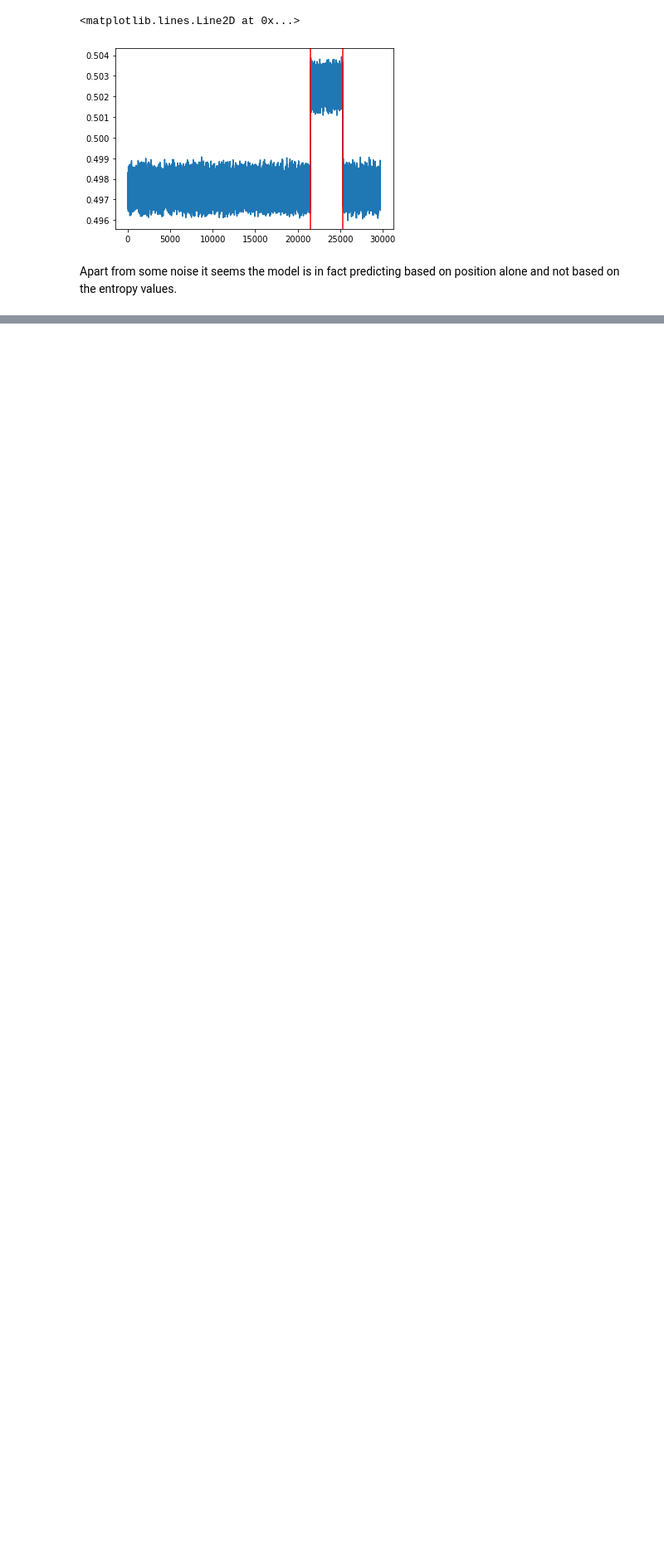
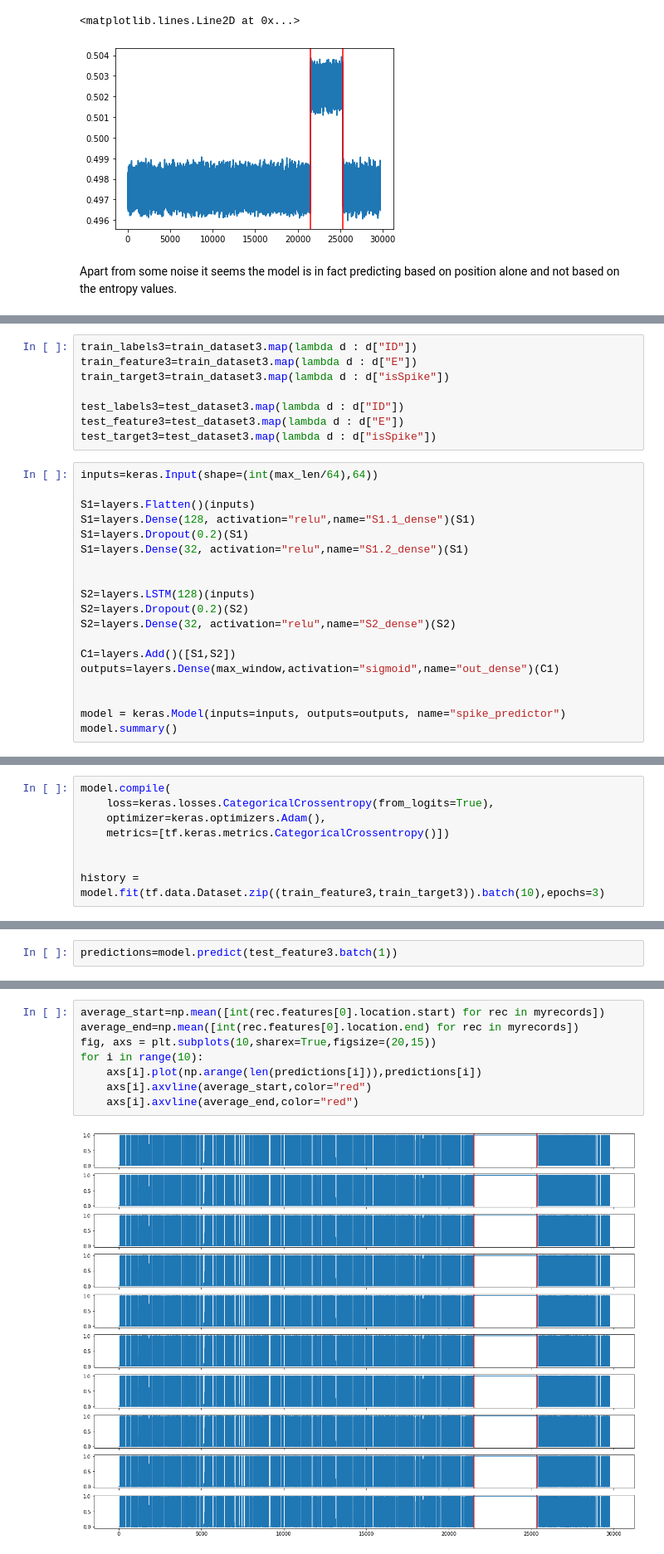
Before and after one commit to Luk13Mad/dnasr_demo, a Jupyter notebook: dnasr_demo_1.ipynb, the cells around one changed output, grey strips where cells are left out. Shown at 83% size. Cells and saved outputs as stored; diff of their text form; blank space fills up the shorter version.

Commit message:
added model 3

```diff
--- a/dnasr_demo_1.ipynb
+++ b/dnasr_demo_1.ipynb
@@ -333,0 +365,27 @@ Maybe a combination of Model 1 and Model 2 will lead to better results.
+# %%
+train_labels3=train_dataset3.map(lambda d : d["ID"])
+train_feature3=train_dataset3.map(lambda d : d["E"])
+train_target3=train_dataset3.map(lambda d : d["isSpike"])
+
+test_labels3=test_dataset3.map(lambda d : d["ID"])
+test_feature3=test_dataset3.map(lambda d : d["E"])
+test_target3=test_dataset3.map(lambda d : d["isSpike"])
+# %%
+inputs=keras.Input(shape=(int(max_len/64),64))
+
+S1=layers.Flatten()(inputs)
+S1=layers.Dense(128, activation="relu",name="S1.1_dense")(S1)
+S1=layers.Dropout(0.2)(S1)
+S1=layers.Dense(32, activation="relu",name="S1.2_dense")(S1)
+
+
+S2=layers.LSTM(128)(inputs)
+S2=layers.Dropout(0.2)(S2)
+S2=layers.Dense(32, activation="relu",name="S2_dense")(S2)
+
+C1=layers.Add()([S1,S2])
+outputs=layers.Dense(max_window,activation="sigmoid",name="out_dense")(C1)
+
+
+model = keras.Model(inputs=inputs, outputs=outputs, name="spike_predictor")
+model.summary()
@@ -333,0 +410,8 @@ Maybe a combination of Model 1 and Model 2 will lead to better results.
+# %%
+model.compile(
+    loss=keras.losses.CategoricalCrossentropy(from_logits=True),
+    optimizer=keras.optimizers.Adam(),
+    metrics=[tf.keras.metrics.CategoricalCrossentropy()])
+
+
+history = model.fit(tf.data.Dataset.zip((train_feature3,train_target3)).batch(10),epochs=3)
@@ -333,0 +425,2 @@ Maybe a combination of Model 1 and Model 2 will lead to better results.
+# %%
+predictions=model.predict(test_feature3.batch(1))
@@ -333,0 +431,10 @@ Maybe a combination of Model 1 and Model 2 will lead to better results.
+# %%
+average_start=np.mean([int(rec.features[0].location.start) for rec in myrecords])
+average_end=np.mean([int(rec.features[0].location.end) for rec in myrecords])
+fig, axs = plt.subplots(10,sharex=True,figsize=(20,15))
+for i in range(10):
+    axs[i].plot(np.arange(len(predictions[i])),predictions[i])
+    axs[i].axvline(average_start,color="red")
+    axs[i].axvline(average_end,color="red")
+# %% [output]
+[figure, added]
```
Also changed, not shown: parts of 12 cells of this notebook.
